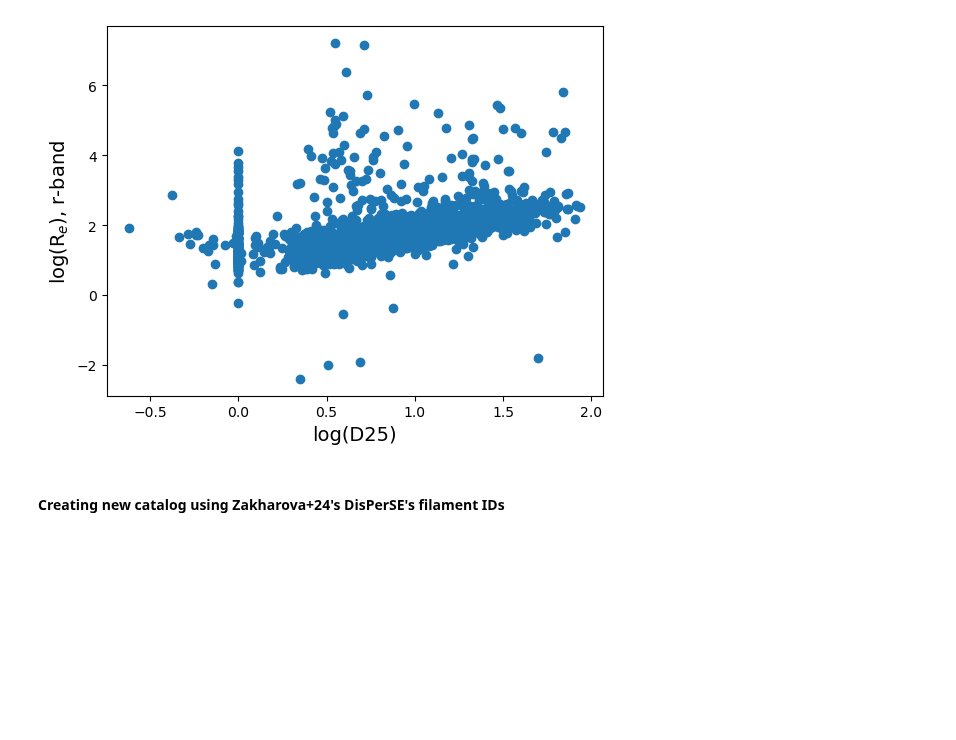
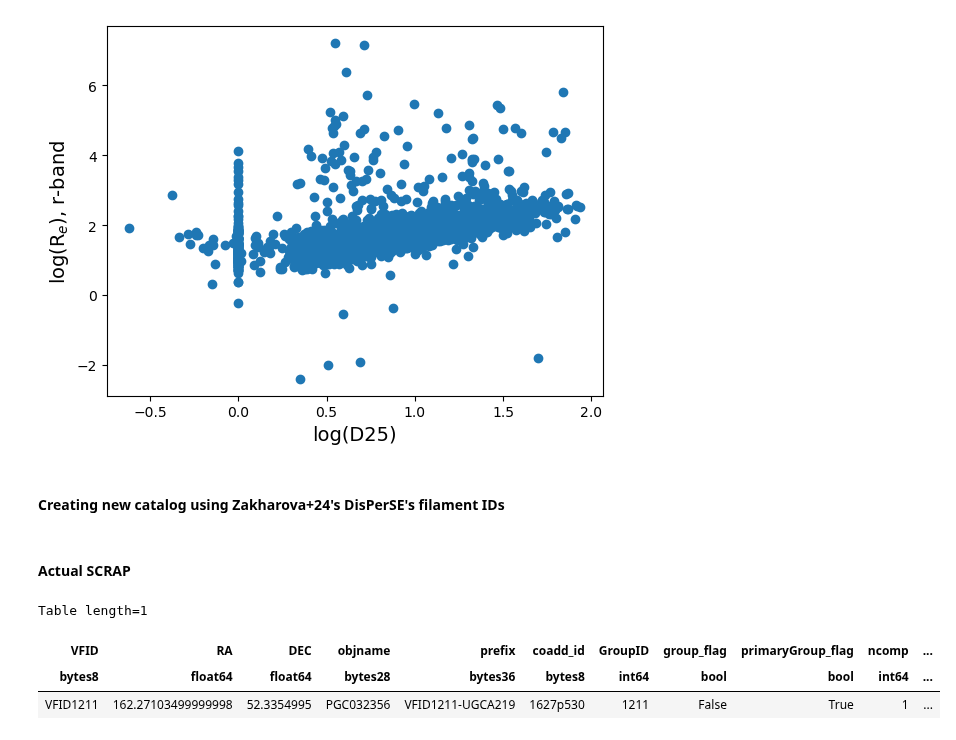
Before and after one commit to Kyssuber/research, a Jupyter notebook: data_analysis/virgowise_plots.ipynb, the cells around one changed output. Cells and saved outputs as stored; diff of their text form; code cells hidden in the pictures; blank space fills up the shorter version.

```diff
--- a/data_analysis/virgowise_plots.ipynb
+++ b/data_analysis/virgowise_plots.ipynb
@@ -478,0 +506,9 @@ dis.write(homedir+'/Desktop/vf_disperse_filaments.fits',overwrite=True)
+# %% [markdown]
+#### Actual SCRAP
+# %%
+vf[vf['VFID']=='VFID1211']
+# %% [output]
+Table length=1
+| VFID | RA | DEC | objname | prefix | coadd_id | GroupID | group_flag | primaryGroup_flag | ncomp | ... |
+| bytes8 | float64 | float64 | bytes28 | bytes36 | bytes8 | int64 | bool | bool | int64 | ... |
+| VFID1211 | 162.27103499999998 | 52.3354995 | PGC032356 | VFID1211-UGCA219 | 1627p530 | 1211 | False | True | 1 | ... |
```
Also changed, not shown: parts of 11 cells of this notebook, 3 other files.
